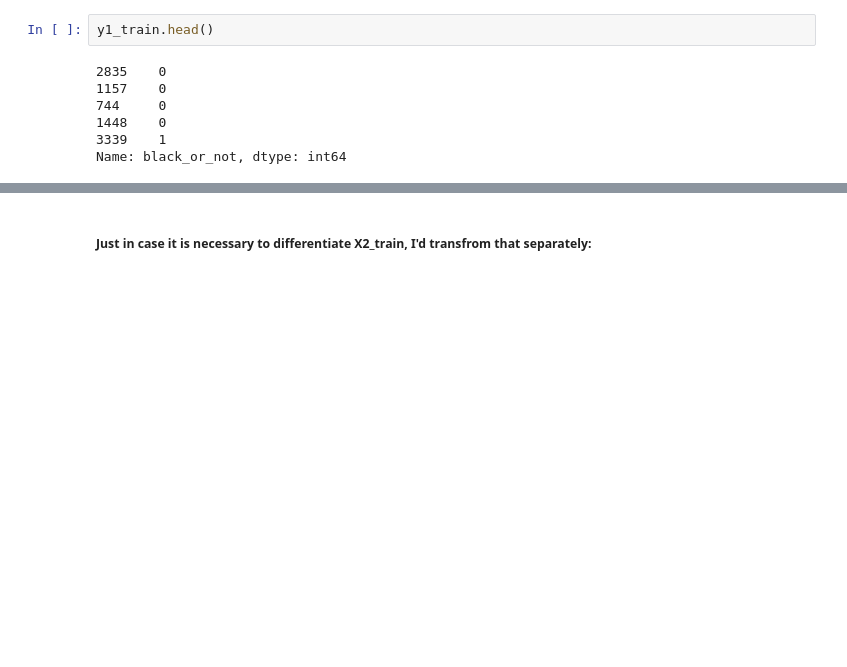
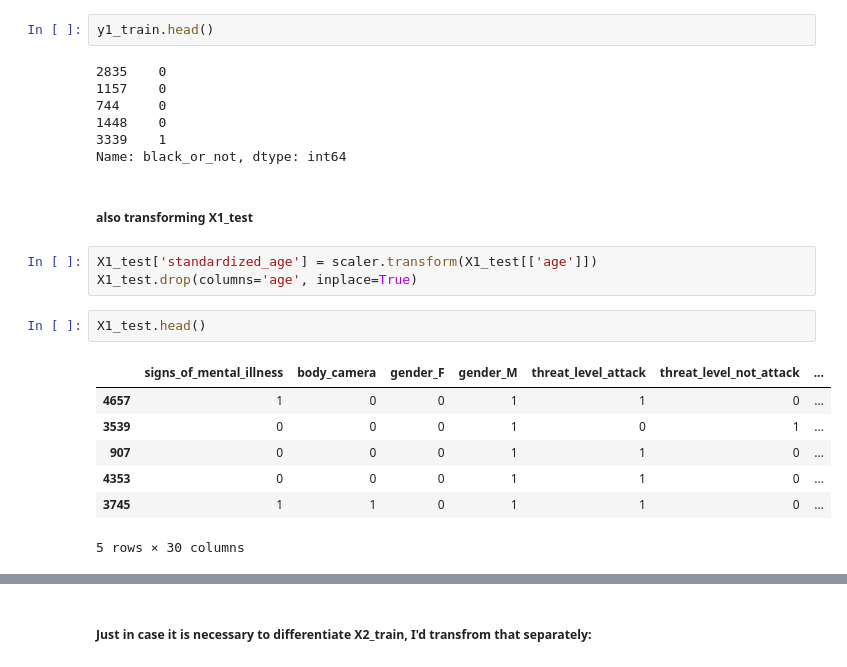
Before and after one commit to vizziviz/fatal_encounters_with_police, a Jupyter notebook: notebooks/blm_feature_engineering.ipynb, the cells around one changed output, grey strips where cells are left out. Saved outputs shown, nothing was run; the diff lists cells and outputs as text; blank space fills up the shorter version.

Commit message:
transform X1_test and X2_test age_columns using the scaler I fitted on the training data

```diff
--- a/notebooks/blm_feature_engineering.ipynb
+++ b/notebooks/blm_feature_engineering.ipynb
@@ -183,3 +183,18 @@ y1_train.head()
 1448    0
 3339    1
 Name: black_or_not, dtype: int64
+# %% [markdown]
+##### also transforming X1_test
+# %%
+X1_test['standardized_age'] = scaler.transform(X1_test[['age']])
+X1_test.drop(columns='age', inplace=True)
+# %%
+X1_test.head()
+# %% [output]
+|  | signs_of_mental_illness | body_camera | gender_F | gender_M | threat_level_attack | threat_level_not_attack | ... |
+| 4657 | 1 | 0 | 0 | 1 | 1 | 0 | ... |
+| 3539 | 0 | 0 | 0 | 1 | 0 | 1 | ... |
+| 907 | 0 | 0 | 0 | 1 | 1 | 0 | ... |
+| 4353 | 0 | 0 | 0 | 1 | 1 | 0 | ... |
+| 3745 | 1 | 1 | 0 | 1 | 1 | 0 | ... |
+5 rows × 30 columns
```
Also changed, not shown: parts of 4 cells of this notebook.
